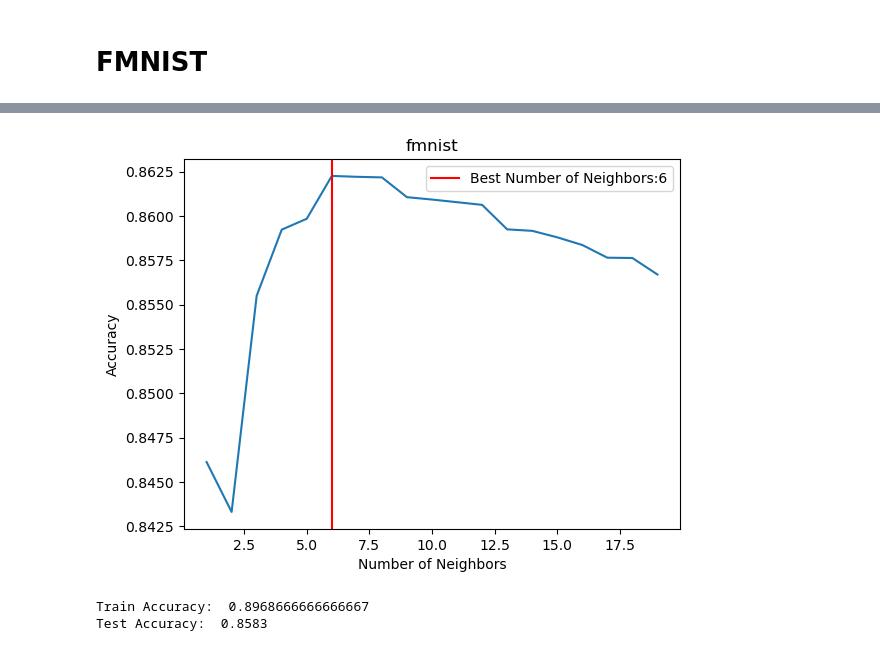
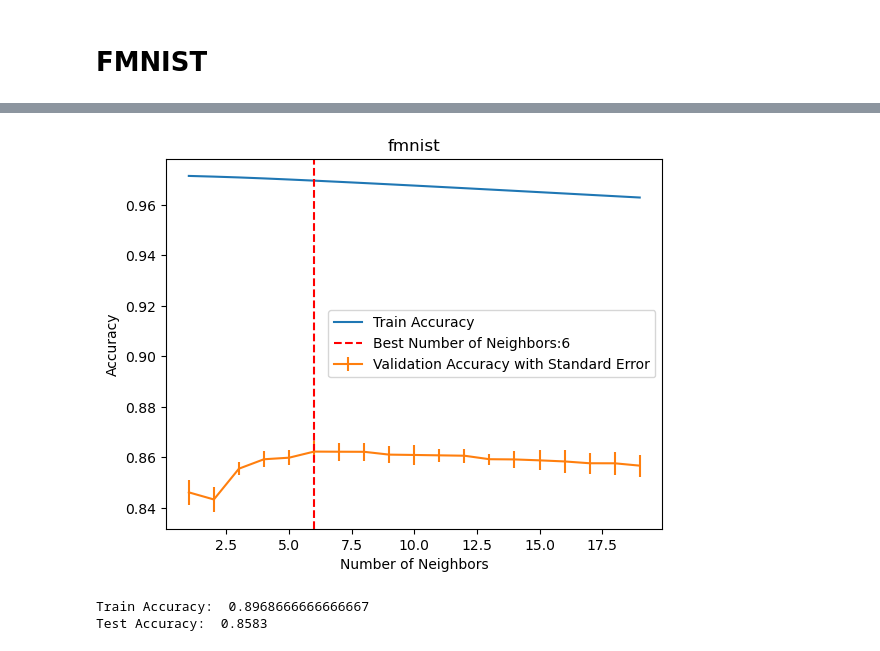
Before and after one commit to jsl339/CLR_Project, a Jupyter notebook: JLelandCode/Full_Run_KNN.ipynb, the cells around one changed output, grey strips where cells are left out. Saved outputs shown, nothing was run; the diff lists cells and outputs as text; code cells hidden in the pictures.

```diff
--- a/JLelandCode/Full_Run_KNN.ipynb
+++ b/JLelandCode/Full_Run_KNN.ipynb
@@ -86,6 +83,9 @@ Dimension reduced to:  9
 Cumulative Explained Variance:  0.9847368310594107
 # %%
 ## 10 fold cv versus using 5-repeated ?
+std_error = []
+neighbor_accuracy = []
+train_accuracy = []
 cv = KFold(n_splits=10, random_state=42, shuffle=True)
 neighbor_list = range(1,20)
 for j in  neighbor_list:
@@ -93,6 +93,7 @@ for j in  neighbor_list:
     pca = PCA(n_components=5, random_state=42)
     knn = KNeighborsClassifier(n_neighbors=j, n_jobs=-1) # more cores go BRRRRRT
     accounting = []
+    train_accounting =[]
     for train_index, val_index in cv.split(X_train):
         expl_train, expl_val = X_train.iloc[train_index], X_train.iloc[val_index]
         response_train, response_val = y_train.iloc[train_index], y_train.iloc[val_index]
@@ -108,19 +109,17 @@ for j in  neighbor_list:
         knn.fit((expl_pca_train), response_train.values.ravel())
 
         ## accuracy calculation
-        ## any other metrics?
+        ## train accuracy
+        predict = knn.predict(expl_pca_train)
+        score_train = np.mean(predict == response_train.values.ravel())
+        train_accounting.append(score_train)
         predict = knn.predict(expl_pca_val)
         score = np.mean(predict == response_val.values.ravel())
         accounting.append(score)
+    std_error.append(np.std(accounting))
     neighbor_accuracy.append((np.mean(accounting)))
+    train_accuracy.append(np.mean(train_accounting))
     print("Iteration Accuracy: ", np.mean(accounting))
-plt.plot(neighbor_list, neighbor_accuracy)
-plt.xlabel("Number of Neighbors")
-plt.ylabel("Accuracy")
-plt.axvline(np.argmax(neighbor_accuracy)+1, color = "r", label = "Best Number of Neighbors:" + str(np.argmax(neighbor_accuracy)+1))
-plt.title("adult")
-plt.legend()
-plt.show()
 # %% [output]
 1
 Iteration Accuracy:  0.7880451639217514
@@ -212,7 +223,9 @@ Dimension reduced to:  8
 Cumulative Explained Variance:  0.9880942724203161
 # %%
 ## 10 fold cv versus using 5-repeated ?
+std_error = []
 neighbor_accuracy = []
+train_accuracy = []
 cv = KFold(n_splits=10, random_state=42, shuffle=True)
 neighbor_list = range(1,40)
 for j in  neighbor_list:
@@ -234,12 +247,16 @@ for j in  neighbor_list:
         ## ravel is needed to stop an error message. Truthfully I cannot remember why I needed it
         knn.fit((expl_pca_train), response_train.values.ravel())
 
-        ## accuracy calculation
-        ## any other metrics?
+        ## train accuracy
+        predict = knn.predict(expl_pca_train)
+        score_train = np.mean(predict == response_train.values.ravel())
+        train_accounting.append(score_train)
         predict = knn.predict(expl_pca_val)
         score = np.mean(predict == response_val.values.ravel())
         accounting.append(score)
+    std_error.append(np.std(accounting))
     neighbor_accuracy.append((np.mean(accounting)))
+    train_accuracy.append(np.mean(train_accounting))
     print("Iteration Accuracy: ", np.mean(accounting))
 # %% [output]
 1
@@ -344,7 +362,9 @@ Dimension reduced to:  49
 Cumulative Explained Variance:  0.861119304055226
 # %%
 ## 10 fold cv versus using 5-repeated ?
+std_error = []
 neighbor_accuracy = []
+train_accuracy = []
 cv = KFold(n_splits=10, random_state=42, shuffle=True)
 neighbor_list = range(1,20)
 for j in  neighbor_list:
@@ -366,12 +386,16 @@ for j in  neighbor_list:
         ## ravel is needed to stop an error message. Truthfully I cannot remember why I needed it
         knn.fit((expl_pca_train), response_train.values.ravel())
 
-        ## accuracy calculation
-        ## any other metrics?
+        ## train accuracy
+        predict = knn.predict(expl_pca_train)
+        score_train = np.mean(predict == response_train.values.ravel())
+        train_accounting.append(score_train)
         predict = knn.predict(expl_pca_val)
         score = np.mean(predict == response_val.values.ravel())
         accounting.append(score)
+    std_error.append(np.std(accounting))
     neighbor_accuracy.append((np.mean(accounting)))
+    train_accuracy.append(np.mean(train_accounting))
     print("Iteration Accuracy: ", np.mean(accounting))
 # %% [output]
 1
@@ -392,15 +416,18 @@ Iteration Accuracy:  0.8576333333333335
 19
 Iteration Accuracy:  0.8567
 # %%
-plt.plot(neighbor_list, neighbor_accuracy)
+plt.plot(neighbor_list, train_accuracy, label = "Train Accuracy")
+plt.errorbar(neighbor_list, neighbor_accuracy, yerr=std_error, label = "Validation Accuracy with Standard Error")
 plt.xlabel("Number of Neighbors")
 plt.ylabel("Accuracy")
-plt.axvline(np.argmax(neighbor_accuracy)+1, color = "r", label = "Best Number of Neighbors:" + str(np.argmax(neighbor_accuracy)+1))
+# plot a dashed line at the best number of neighbors
+plt.axvline(np.argmax(neighbor_accuracy)+1, color = "r", linestyle = "--",
+             label = "Best Number of Neighbors:" + str(np.argmax(neighbor_accuracy)+1))
 plt.title("fmnist")
 plt.legend()
 plt.show()
 # %% [output]
-[figure, old version]
+[figure, new version]
 # %%
 ## now we get the actual train/test accuracy
 pca = PCA(n_components=50, random_state=42)
```
Also changed, not shown: parts of 5 cells of this notebook.
